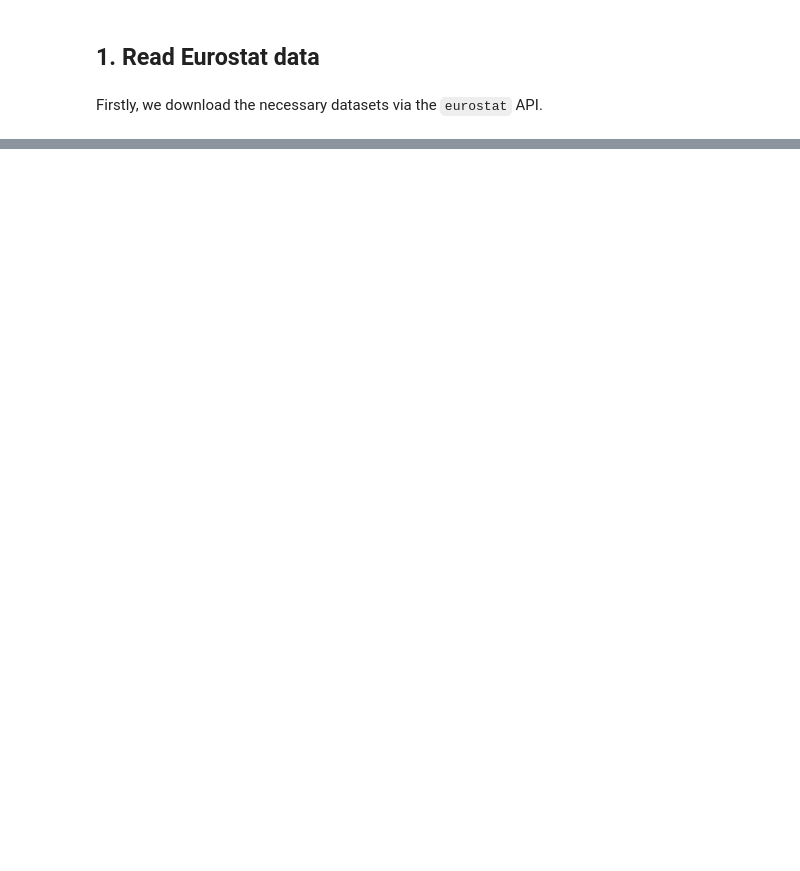
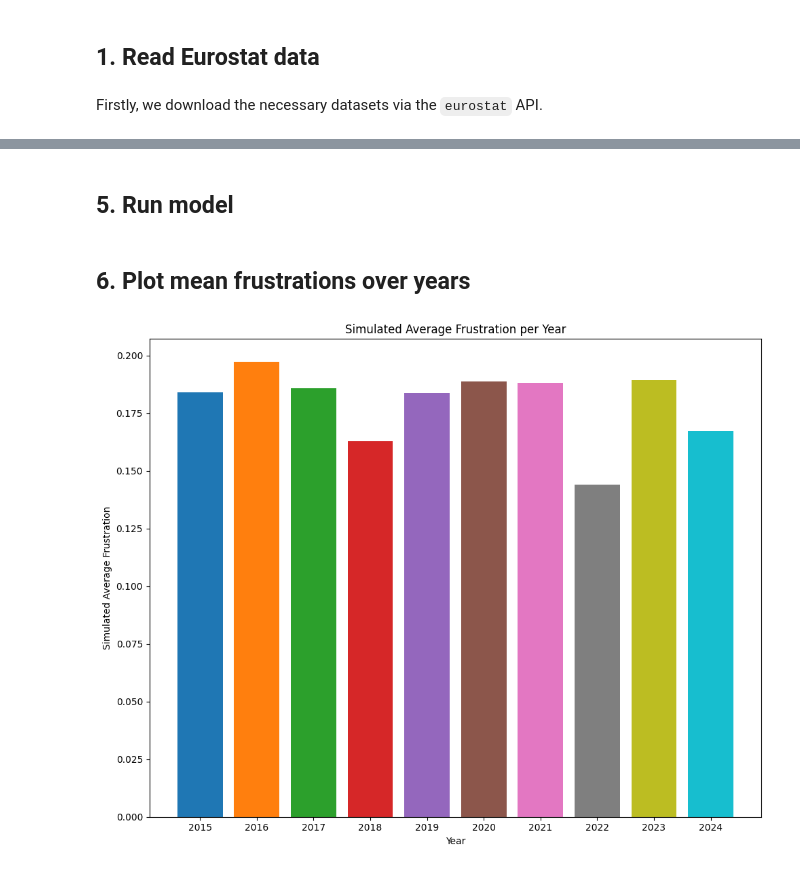
Before and after one commit to tinasophie15/CMSS_Project_Group_15, a Jupyter notebook: src/cmss_group_15.ipynb, the cells around one changed output, grey strips where cells are left out. Saved outputs shown, nothing was run; the diff lists cells and outputs as text; code cells hidden in the pictures; blank space fills up the shorter version.

```diff
--- a/src/cmss_group_15.ipynb
+++ b/src/cmss_group_15.ipynb
@@ -84,0 +170,16 @@ df_orig_regional_differences = eurostat.get_data_df("ilc_mded01")
+# %%
+income_distributions = {}
+
+for year in relevant_years:
+    mean_incomes = df_processed_mean_median_income[["geo", year]].rename(columns={year: "mean"})
+    gini_coefficients = df_processed_gini_coefficient[["geo", year]].rename(columns={year: "gini"})
+    df_merged = mean_incomes.merge(gini_coefficients, left_on="geo", right_on="geo")
+
+    distributions_by_year = {}
+    for _, row in df_merged.iterrows():
+        region = row["geo"]
+        mean_income = row["mean"]
+        gini = row["gini"]
+        distributions_by_year[region] = generate_synthetic_income_distribution(mean_income, gini)
+
+    income_distributions[year] = distributions_by_year
@@ -84,0 +262,34 @@ df_orig_regional_differences = eurostat.get_data_df("ilc_mded01")
+# %% [markdown]
+## 5. Run model
+# %%
+mean_frustrations_over_years = {}
+mean_opinions_over_years = {}
+for year in relevant_years:
+    mean_incomes = df_processed_mean_median_income[["geo", year]].rename(columns={year: "mean"})
+    gini_coefficients = df_processed_gini_coefficient[["geo", year]].rename(columns={year: "gini"})
+    df_region_data = mean_incomes.merge(gini_coefficients, left_on="geo", right_on="geo")
+
+    model = InequalityModel(region_data=df_region_data, synthetic_incomes=income_distributions[year], agents_per_region=NUM_AGENTS_PER_REGION, mu=SHIFT_RATE)
+    model_df, agent_df = model.run_simulation(NUM_STEPS)
+
+    mean_frustrations_over_years[year] = model_df["FrustrationMean"].values[0]
+    mean_opinions_over_years[year] = model_df["OpinionMean"].values[0]
+# %% [markdown]
+## 6. Plot mean frustrations over years
+# %%
+years = list(mean_frustrations_over_years.keys())
+frustration_means = list(mean_frustrations_over_years.values())
+
+palette = sns.color_palette("tab10", len(years))
+colors = palette.as_hex()
+
+plt.figure(figsize=(10, 8))
+plt.bar(years, frustration_means, color=colors)
+plt.xlabel("Year")
+plt.ylabel("Simulated Average Frustration")
+plt.title("Simulated Average Frustration per Year")
+plt.tight_layout()
+plt.savefig(result_dir.joinpath("mean_frustrations_over_years.pdf"), format="pdf")
+plt.show()
+# %% [output]
+[figure, added]
```
Also changed, not shown: parts of 27 cells of this notebook, 2 other files.
